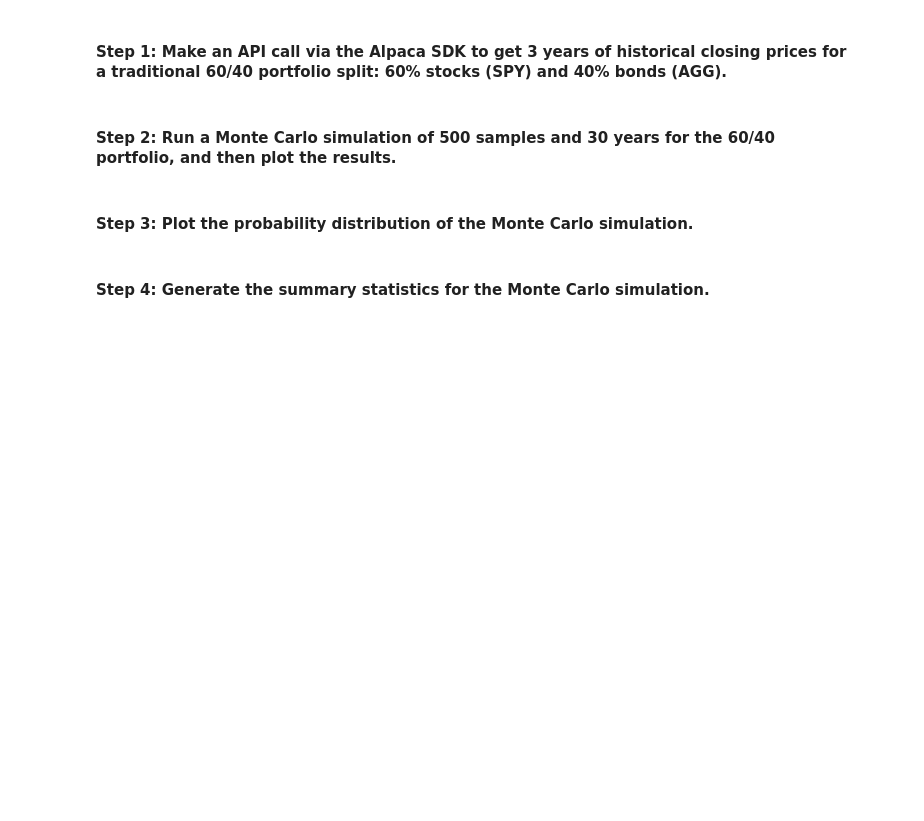
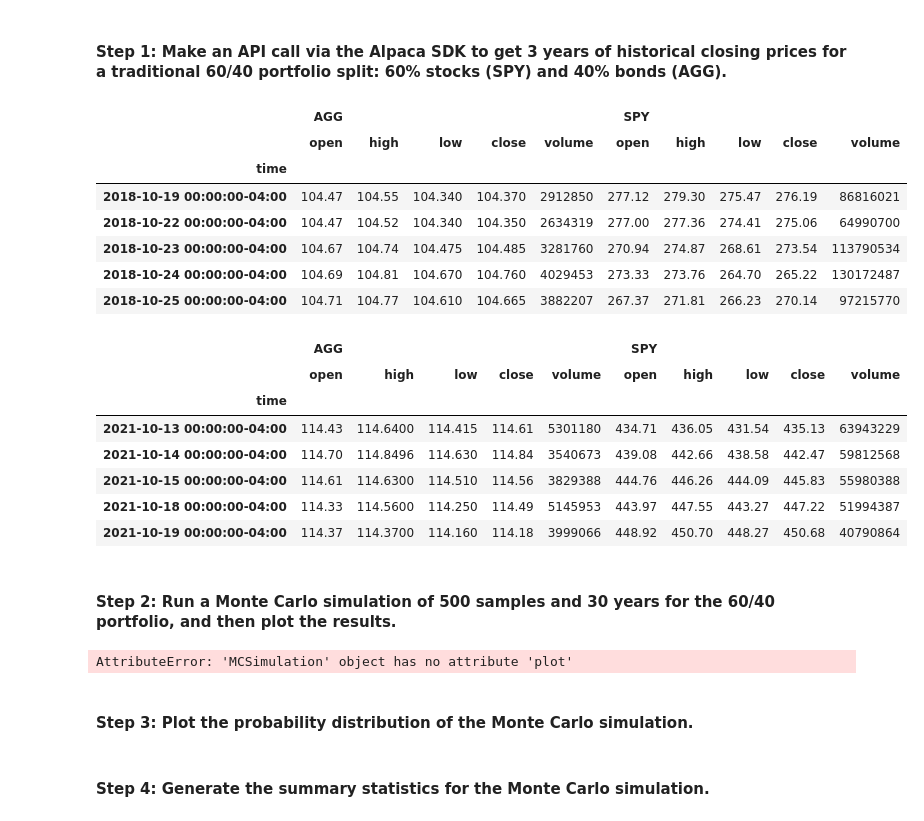
Before and after one commit to rulo96z/Financial_Simulation_APIs, a Jupyter notebook: financial_planning_tools.ipynb, the cells around one changed output. Cells and saved outputs as stored; diff of their text form; code cells hidden in the pictures; blank space fills up the shorter version.

Commit message:
step 1 of simulation done

```diff
--- a/financial_planning_tools.ipynb
+++ b/financial_planning_tools.ipynb
@@ -428,32 +428,60 @@ In this section, you’ll use the MCForecastTools library to create a Monte Carl
 # %%
 # Set start and end dates of 3 years back from your current date
 # Alternatively, you can use an end date of 2020-08-07 and work 3 years back from that date
-# YOUR CODE HERE
-# YOUR CODE HERE
+start_date = pd.Timestamp("2018-10-19", tz="America/New_York").isoformat()
+end_date = pd.Timestamp("2021-10-19", tz="America/New_York").isoformat()
 
 # Set number of rows to 1000 to retrieve the maximum amount of rows
-# YOUR CODE HERE
+limit_rows = 1000
 # %%
 # Use the Alpaca get_barset function to make the API call to get the 3 years worth of pricing data
 # The tickers and timeframe parameters should have been set in Part 1 of this activity
 # The start and end dates should be updated with the information set above
 # Remember to add the df property to the end of the call so the response is returned as a DataFrame
-# YOUR CODE HERE
+prices_three_year_df = alpaca.get_barset(
+    tickers,
+    timeframe,
+    start = start_date,
+    end = end_date,
+    limit = limit_rows).df
 
 
 # Display both the first and last five rows of the DataFrame
-# YOUR CODE HERE
-# YOUR CODE HERE
+display(prices_three_year_df.head())
+display(prices_three_year_df.tail())
+# %% [output]
+|  | AGG |  |  |  |  | SPY |  |  |  |  |
+|  | open | high | low | close | volume | open | high | low | close | volume |
+| time |  |  |  |  |  |  |  |  |  |  |
+| 2018-10-19 00:00:00-04:00 | 104.47 | 104.55 | 104.340 | 104.370 | 2912850 | 277.12 | 279.30 | 275.47 | 276.19 | 86816021 |
+| 2018-10-22 00:00:00-04:00 | 104.47 | 104.52 | 104.340 | 104.350 | 2634319 | 277.00 | 277.36 | 274.41 | 275.06 | 64990700 |
+| 2018-10-23 00:00:00-04:00 | 104.67 | 104.74 | 104.475 | 104.485 | 3281760 | 270.94 | 274.87 | 268.61 | 273.54 | 113790534 |
+| 2018-10-24 00:00:00-04:00 | 104.69 | 104.81 | 104.670 | 104.760 | 4029453 | 273.33 | 273.76 | 264.70 | 265.22 | 130172487 |
+| 2018-10-25 00:00:00-04:00 | 104.71 | 104.77 | 104.610 | 104.665 | 3882207 | 267.37 | 271.81 | 266.23 | 270.14 | 97215770 |
+|  | AGG |  |  |  |  | SPY |  |  |  |  |
+|  | open | high | low | close | volume | open | high | low | close | volume |
+| time |  |  |  |  |  |  |  |  |  |  |
+| 2021-10-13 00:00:00-04:00 | 114.43 | 114.6400 | 114.415 | 114.61 | 5301180 | 434.71 | 436.05 | 431.54 | 435.13 | 63943229 |
+| 2021-10-14 00:00:00-04:00 | 114.70 | 114.8496 | 114.630 | 114.84 | 3540673 | 439.08 | 442.66 | 438.58 | 442.47 | 59812568 |
+| 2021-10-15 00:00:00-04:00 | 114.61 | 114.6300 | 114.510 | 114.56 | 3829388 | 444.76 | 446.26 | 444.09 | 445.83 | 55980388 |
+| 2021-10-18 00:00:00-04:00 | 114.33 | 114.5600 | 114.250 | 114.49 | 5145953 | 443.97 | 447.55 | 443.27 | 447.22 | 51994387 |
+| 2021-10-19 00:00:00-04:00 | 114.37 | 114.3700 | 114.160 | 114.18 | 3999066 | 448.92 | 450.70 | 448.27 | 450.68 | 40790864 |
 # %% [markdown]
 #### Step 2: Run a Monte Carlo simulation of 500 samples and 30 years for the 60/40 portfolio, and then plot the results.
 # %%
 # Configure the Monte Carlo simulation to forecast 30 years cumulative returns
 # The weights should be split 40% to AGG and 60% to SPY.
 # Run 500 samples.
-# YOUR CODE HERE
+mc_thirtyyear_w60w40 = MCSimulation(
+    portfolio_data  = prices_three_year_df,
+    weights = [0.4, 0.6],
+    num_simulation = 500,
+    num_trading_days = 252 * 30)
 
 # Review the simulation input data
-# YOUR CODE HERE
+mc_thirtyyear_w60w40.plot()
+# %% [output]
+AttributeError: 'MCSimulation' object has no attribute 'plot'
 # %%
 # Run the Monte Carlo simulation to forecast 30 years cumulative returns
 # YOUR CODE HERE
```
Also changed, not shown: parts of 11 cells of this notebook.
